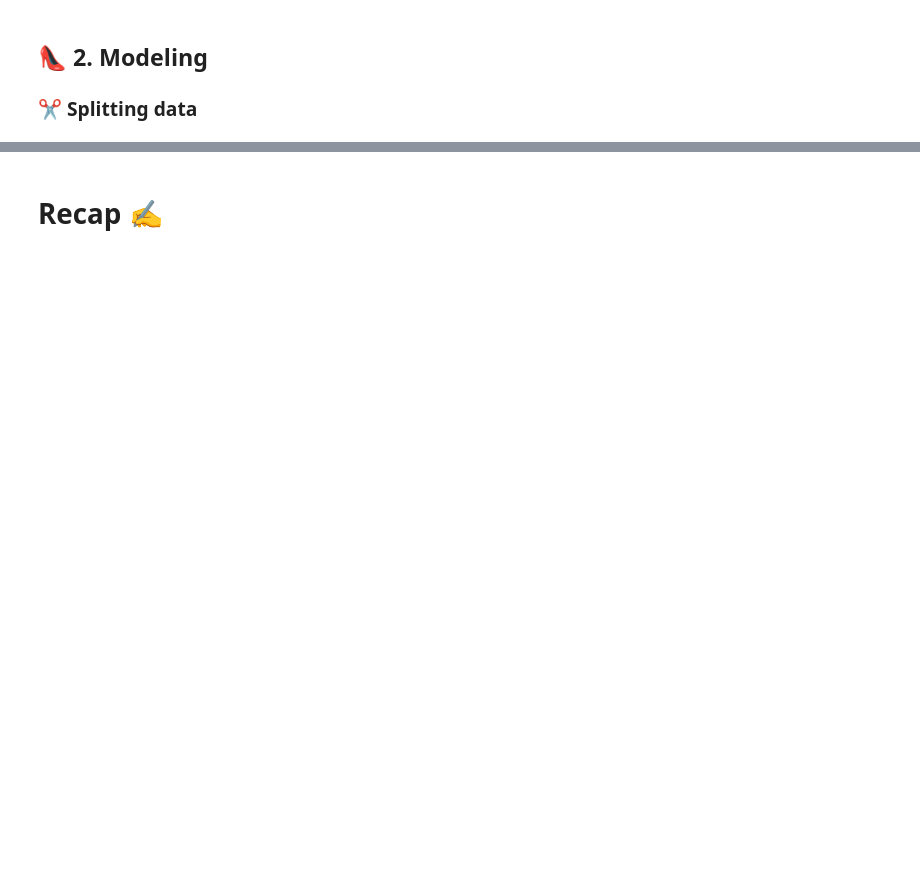
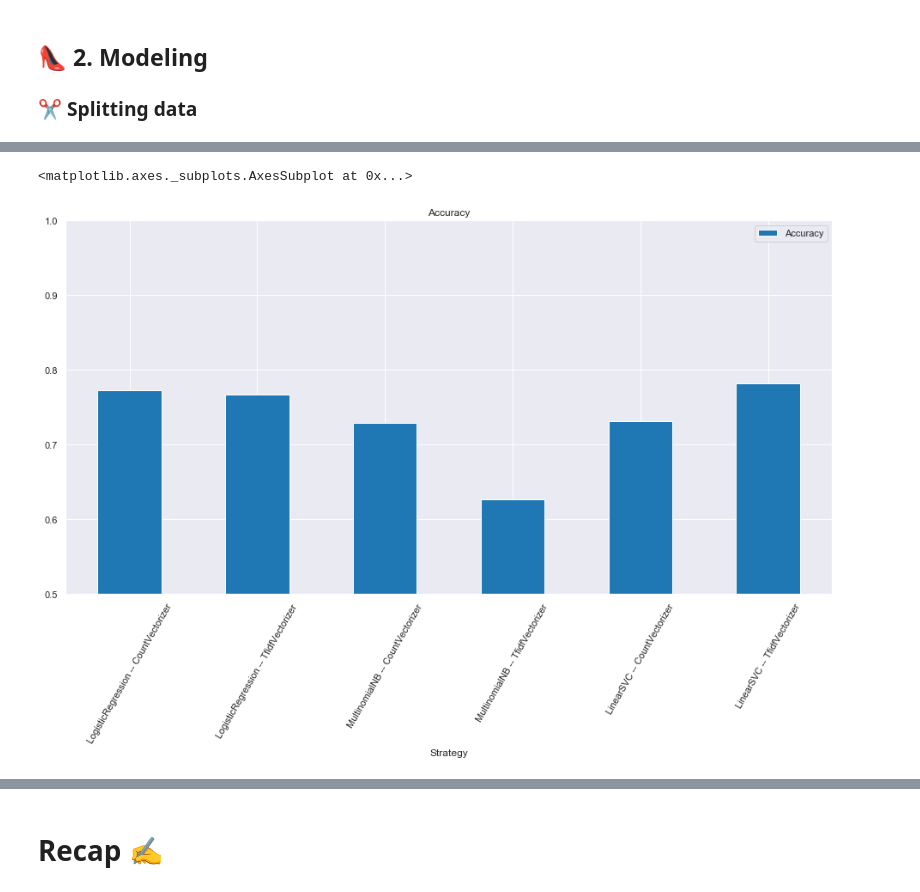
Before and after one commit to r-reilly/MSDS621_Project, a Jupyter notebook: Presentation/ML Presentation.ipynb, the cells around one changed output, grey strips where cells are left out. Drawn from its saved outputs; the diff is of its cells as text; code cells hidden in the pictures; blank space fills up the shorter version.

```diff
--- a/Presentation/ML Presentation.ipynb
+++ b/Presentation/ML Presentation.ipynb
@@ -217,0 +223,6 @@ methods
+# %%
+#%matplotlib inline
+methods.plot(figsize=(16, 8),kind='bar',title='Accuracy', rot=60, ylim=(0.5,1),colormap='tab10')
+# %% [output]
+<matplotlib.axes._subplots.AxesSubplot at 0x...>
+[figure, added]
```
Also changed, not shown: parts of 17 cells of this notebook.
